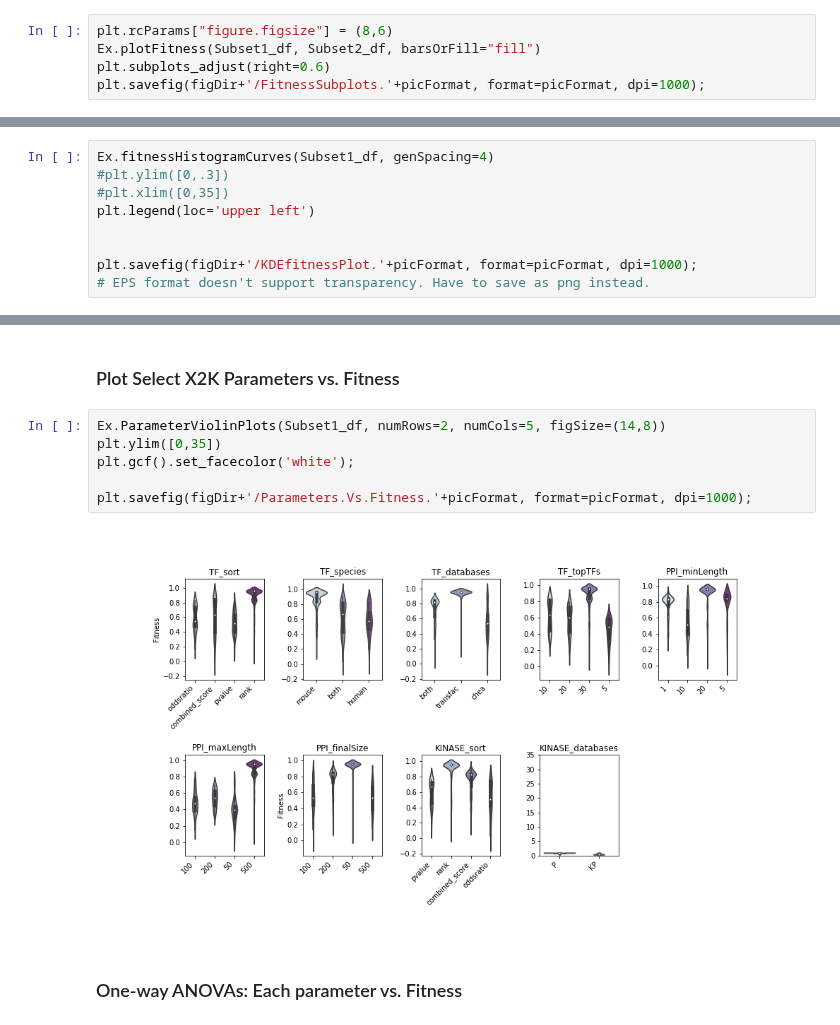
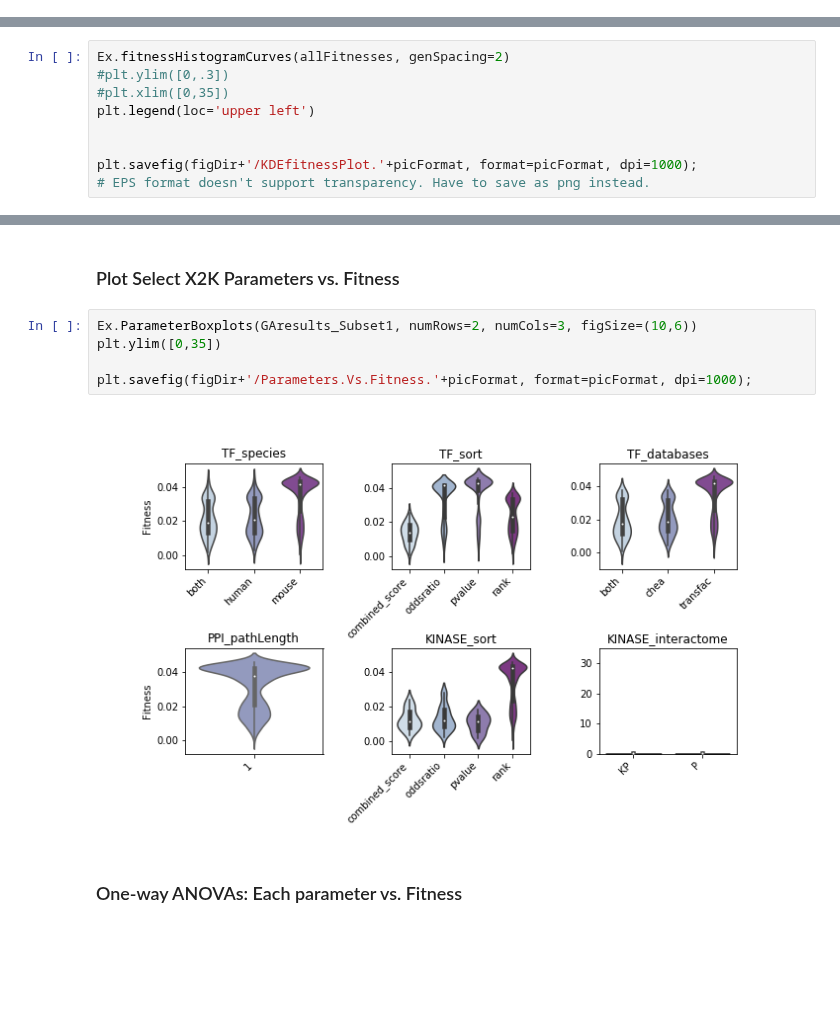
Before and after one commit to MaayanLab/X2K_Genetic_Algorithm, a Jupyter notebook: Python_scripts/GA_Results_Notebook.ipynb, the cells around one changed output, grey strips where cells are left out. Cells and saved outputs as stored; diff of their text form; blank space fills up the shorter version.

```diff
--- a/Python_scripts/GA_Results_Notebook.ipynb
+++ b/Python_scripts/GA_Results_Notebook.ipynb
@@ -124,5 +146,0 @@ Training and Test runs DO significantly differ
-# %%
-plt.rcParams["figure.figsize"] = (8,6)
-Ex.plotFitness(Subset1_df, Subset2_df, barsOrFill="fill")
-plt.subplots_adjust(right=0.6)
-plt.savefig(figDir+'/FitnessSubplots.'+picFormat, format=picFormat, dpi=1000);
@@ -132,7 +236,7 @@ TypeError: subplots_adjust() got an unexpected keyword argument 'right'
 # %% [markdown]
 ### Plot the distribution of ALL fitnesses in sampling of generations
 # %%
-Ex.fitnessHistogramCurves(Subset1_df, genSpacing=4)
+Ex.fitnessHistogramCurves(allFitnesses, genSpacing=2)
 #plt.ylim([0,.3])
 #plt.xlim([0,35])
 plt.legend(loc='upper left')
@@ -153,13 +267,12 @@ plt.savefig(figDir+'/ParamEvolution.'+picFormat, format=picFormat, dpi=1000);
 # %% [markdown]
 ### Plot Select X2K Parameters vs. Fitness
 # %%
-Ex.ParameterViolinPlots(Subset1_df, numRows=2, numCols=5, figSize=(14,8))
+Ex.ParameterBoxplots(GAresults_Subset1, numRows=2, numCols=3, figSize=(10,6))
 plt.ylim([0,35])
-plt.gcf().set_facecolor('white');
 
 plt.savefig(figDir+'/Parameters.Vs.Fitness.'+picFormat, format=picFormat, dpi=1000);
 # %% [output]
-[figure, old version]
+[figure, new version]
 # %% [markdown]
 ### One-way ANOVAs: Each parameter vs. Fitness
 # %%
```
Also changed, not shown: parts of 16 cells of this notebook, 1 other file.
